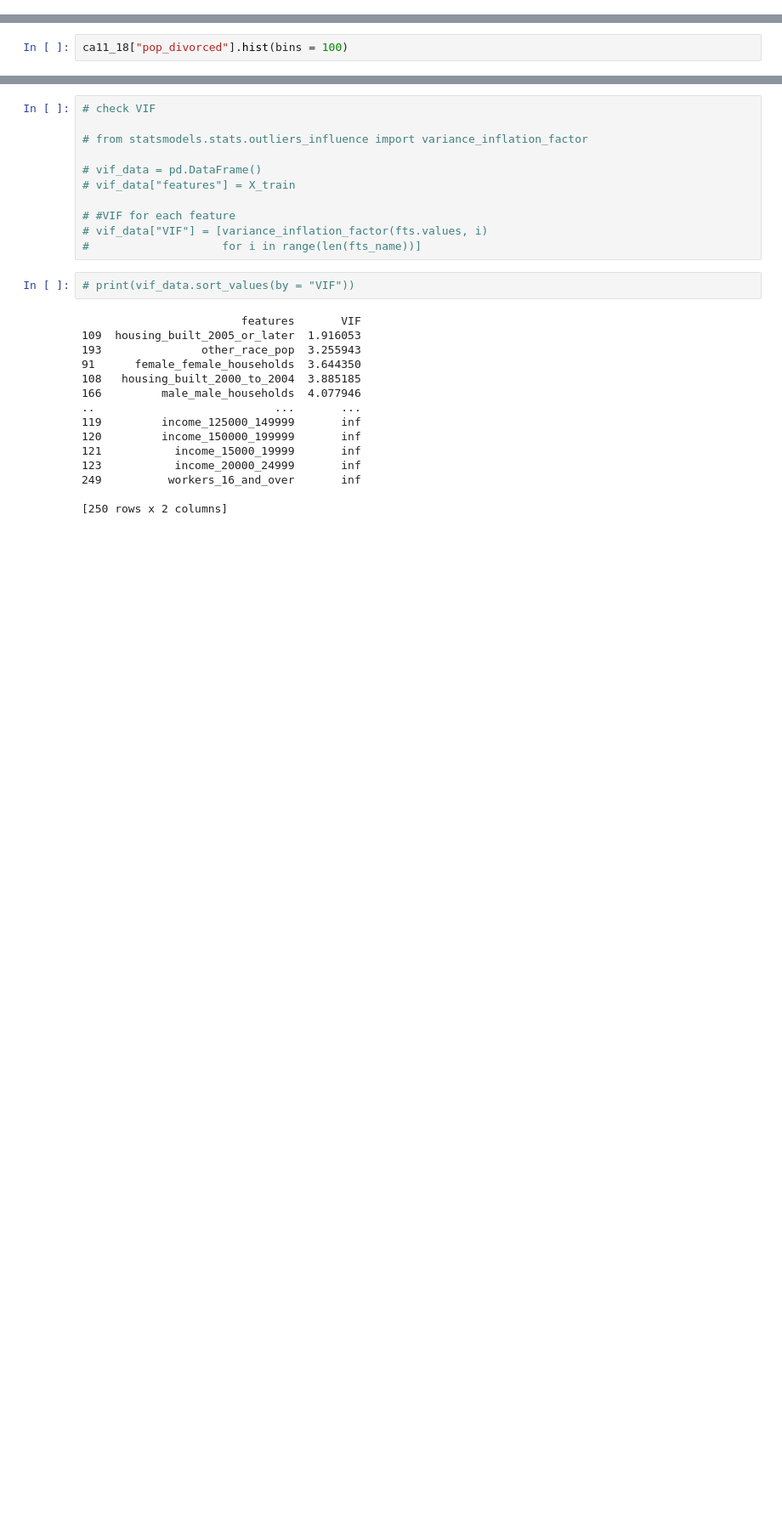
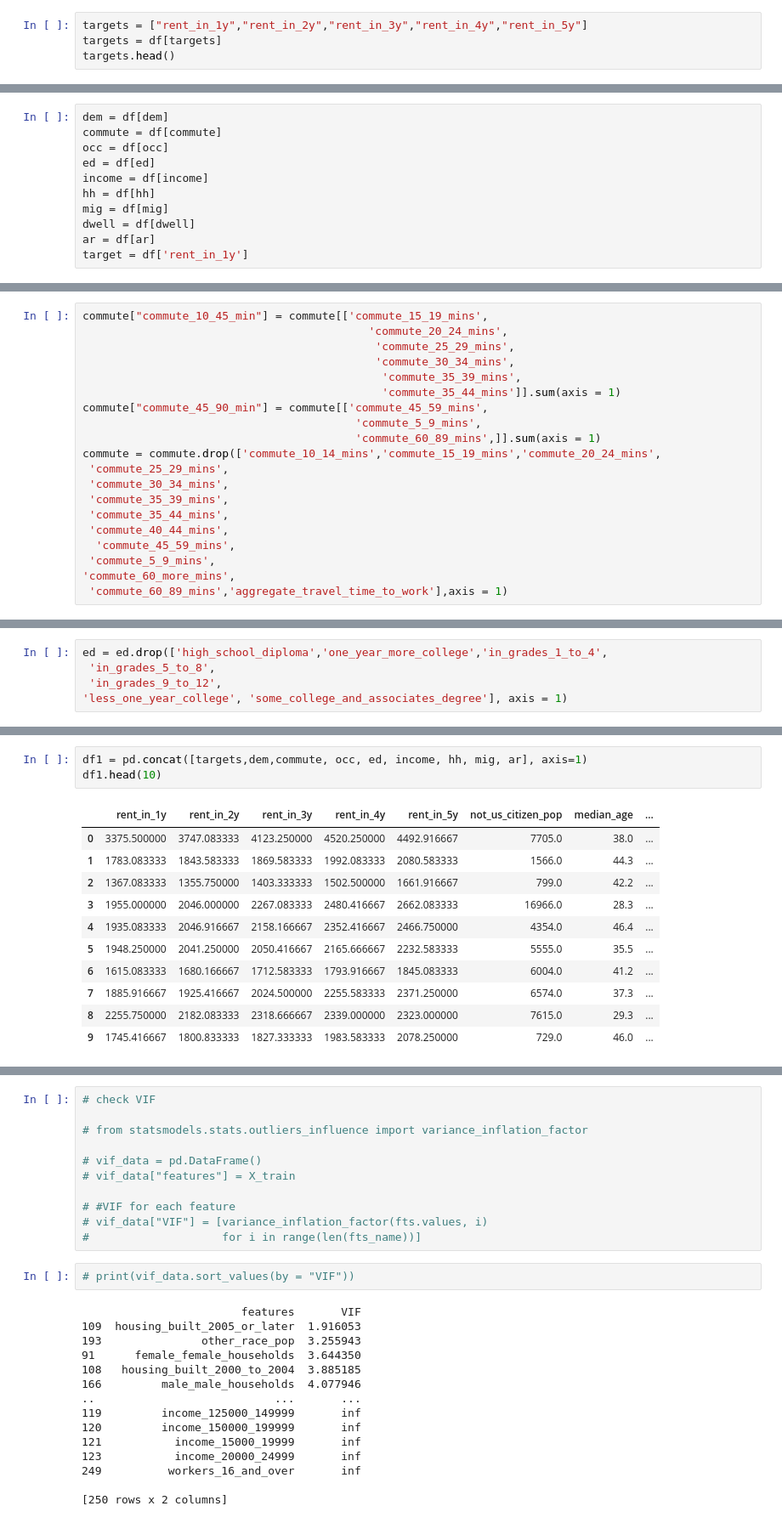
Before and after one commit to Skipp-py/NYCDSA_Capstone, a Jupyter notebook: Cherie/acs_ft_selection.ipynb, the cells around one changed output, grey strips where cells are left out. Shown at 85% size. Cells and saved outputs as stored; diff of their text form; blank space fills up the shorter version.

```diff
--- a/Cherie/acs_ft_selection.ipynb
+++ b/Cherie/acs_ft_selection.ipynb
@@ -22,0 +25,4 @@ Current working directory: /Users/chereowang27/NYCDSA/Capstone/NYCDSA_Capstone/C
+# %%
+targets = ["rent_in_1y","rent_in_2y","rent_in_3y","rent_in_4y","rent_in_5y"]
+targets = df[targets]
+targets.head()
@@ -59,2 +310,11 @@ list(ca11_18.columns)
 # %%
-ca11_18["pop_divorced"].hist(bins = 100)
+dem = df[dem]
+commute = df[commute]
+occ = df[occ]
+ed = df[ed]
+income = df[income]
+hh = df[hh]
+mig = df[mig]
+dwell = df[dwell]
+ar = df[ar]
+target = df['rent_in_1y']
@@ -81,0 +452,20 @@ target = y_train
+# %%
+commute["commute_10_45_min"] = commute[['commute_15_19_mins',
+                                           'commute_20_24_mins',
+                                            'commute_25_29_mins',
+                                            'commute_30_34_mins',
+                                             'commute_35_39_mins',
+                                             'commute_35_44_mins']].sum(axis = 1)
+commute["commute_45_90_min"] = commute[['commute_45_59_mins',
+                                         'commute_5_9_mins',
+                                         'commute_60_89_mins',]].sum(axis = 1)
+commute = commute.drop(['commute_10_14_mins','commute_15_19_mins','commute_20_24_mins',
+ 'commute_25_29_mins',
+ 'commute_30_34_mins',
+ 'commute_35_39_mins',
+ 'commute_35_44_mins',
+ 'commute_40_44_mins',
+  'commute_45_59_mins',
+ 'commute_5_9_mins',
+'commute_60_more_mins',
+ 'commute_60_89_mins','aggregate_travel_time_to_work'],axis = 1)
@@ -81,0 +489,5 @@ target = y_train
+# %%
+ed = ed.drop(['high_school_diploma','one_year_more_college','in_grades_1_to_4',
+ 'in_grades_5_to_8',
+ 'in_grades_9_to_12',
+'less_one_year_college', 'some_college_and_associates_degree'], axis = 1)
@@ -81,0 +498,15 @@ target = y_train
+# %%
+df1 = pd.concat([targets,dem,commute, occ, ed, income, hh, mig, ar], axis=1)
+df1.head(10)
+# %% [output]
+|  | rent_in_1y | rent_in_2y | rent_in_3y | rent_in_4y | rent_in_5y | not_us_citizen_pop | median_age | ... |
+| 0 | 3375.500000 | 3747.083333 | 4123.250000 | 4520.250000 | 4492.916667 | 7705.0 | 38.0 | ... |
+| 1 | 1783.083333 | 1843.583333 | 1869.583333 | 1992.083333 | 2080.583333 | 1566.0 | 44.3 | ... |
+| 2 | 1367.083333 | 1355.750000 | 1403.333333 | 1502.500000 | 1661.916667 | 799.0 | 42.2 | ... |
+| 3 | 1955.000000 | 2046.000000 | 2267.083333 | 2480.416667 | 2662.083333 | 16966.0 | 28.3 | ... |
+| 4 | 1935.083333 | 2046.916667 | 2158.166667 | 2352.416667 | 2466.750000 | 4354.0 | 46.4 | ... |
+| 5 | 1948.250000 | 2041.250000 | 2050.416667 | 2165.666667 | 2232.583333 | 5555.0 | 35.5 | ... |
+| 6 | 1615.083333 | 1680.166667 | 1712.583333 | 1793.916667 | 1845.083333 | 6004.0 | 41.2 | ... |
+| 7 | 1885.916667 | 1925.416667 | 2024.500000 | 2255.583333 | 2371.250000 | 6574.0 | 37.3 | ... |
+| 8 | 2255.750000 | 2182.083333 | 2318.666667 | 2339.000000 | 2323.000000 | 7615.0 | 29.3 | ... |
+| 9 | 1745.416667 | 1800.833333 | 1827.333333 | 1983.583333 | 2078.250000 | 729.0 | 46.0 | ... |
```
Also changed, not shown: parts of 19 cells of this notebook, 5 other files.
